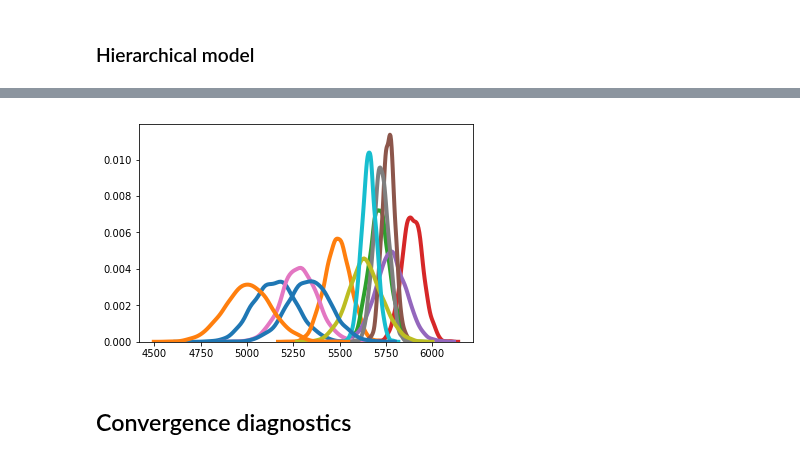
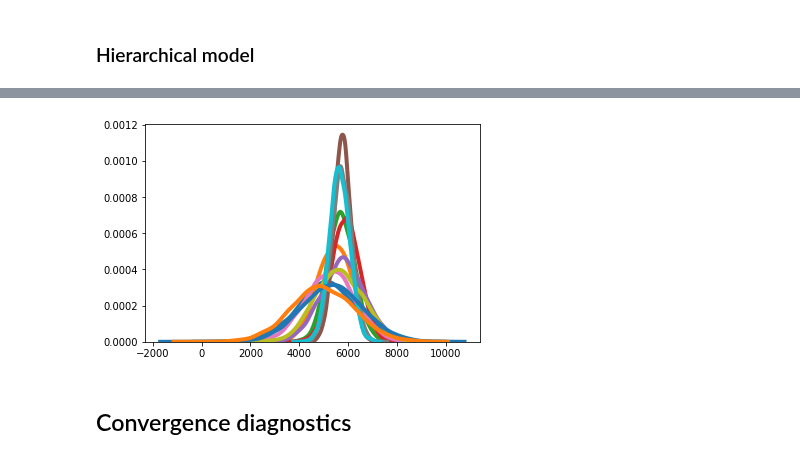
Before and after one commit to Lensku/BDA-Project-Otso-Lensku, a Jupyter notebook: Project.ipynb, the cells around one changed output, grey strips where cells are left out. Saved outputs shown, nothing was run; the diff lists cells and outputs as text; code cells hidden in the pictures.

```diff
--- a/Project.ipynb
+++ b/Project.ipynb
@@ -378,12 +375,12 @@ INFO:pystan:COMPILING THE C++ CODE FOR MODEL anon_model_b52565df3dcd370a53382512
 WARNING:pystan:Maximum (flat) parameter count (1000) exceeded: skipping diagnostic tests for n_eff and Rhat.
 To run all diagnostics call pystan.check_hmc_diagnostics(fit)
 # %%
-[sns.distplot(hierarchical_samples['mu'][:,i], hist=False, kde=True,
+[sns.distplot(hierarchical_samples['ypred'][:,i], hist=False, kde=True,
              bins=int(180/5),
              hist_kws={'edgecolor':'black'},
              kde_kws={'linewidth': 4}) for i in range(12)];
 # %% [output]
-[figure, old version]
+[figure, new version]
 # %% [markdown]
 ## Convergence diagnostics
 # %%
```
Also changed, not shown: parts of 23 cells of this notebook.
